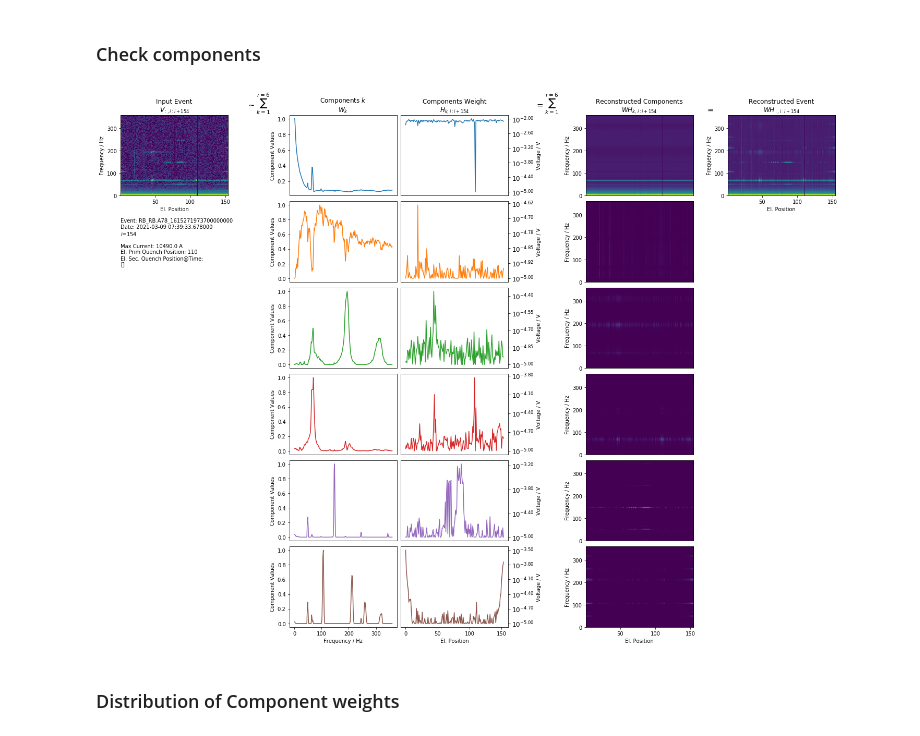
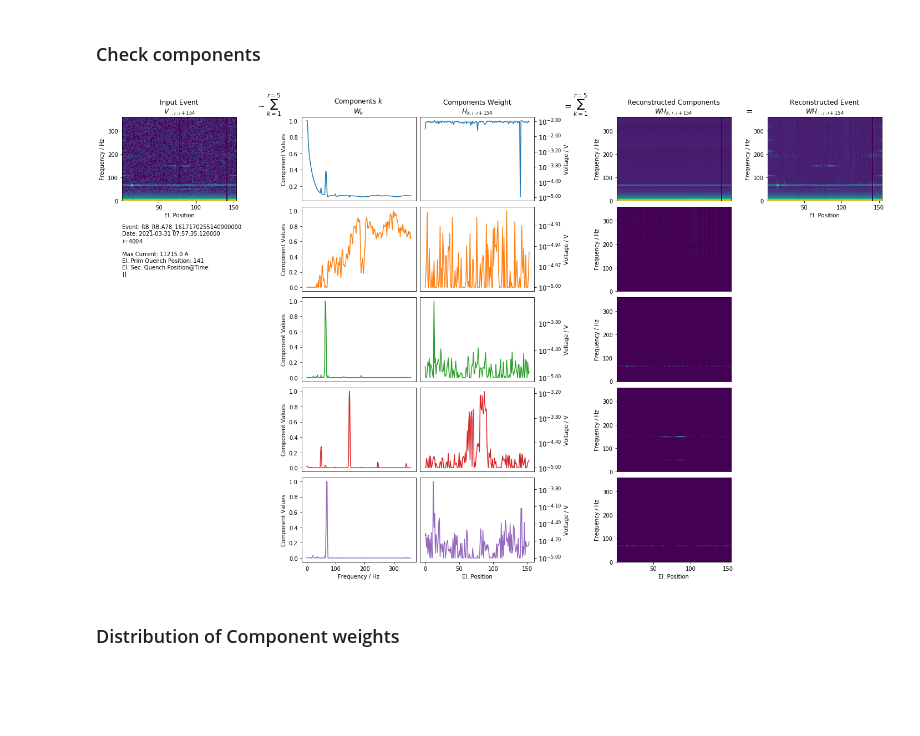
Before and after one commit to cobermai/lhc_anomaly_detection, a Jupyter notebook: notebooks/RB_FPA_FFT_NMF.ipynb, the cells around one changed output. Saved outputs shown, nothing was run; the diff lists cells and outputs as text; code cells hidden in the pictures; blank space fills up the shorter version.

Commit message:
new datasets for snapshots, updated notebooks

```diff
--- a/notebooks/RB_FPA_FFT_NMF.ipynb
+++ b/notebooks/RB_FPA_FFT_NMF.ipynb
@@ -136,15 +84,15 @@ dataset_path_2EE = Path("/eos/project/m/ml-for-alarm-system/private/RB_signals/b
 dataset_creator_1EE = RBFPAPrimQuenchEEPlateau()
 dataset_creator_2EE = RBFPAPrimQuenchEEPlateau2()
 
-fpa_identifiers = mp3_fpa_df[#(mp3_fpa_df['Delta_t(iQPS-PIC)'] / 1000 > sec_after_prim_quench) &
-                             (mp3_fpa_df['timestamp_fgc'] > 1611836512820000000)
-                             ].fpa_identifier.unique()
+all_fpa_identifiers_mp3 = mp3_fpa_df[(mp3_fpa_df['timestamp_fgc'] > 1611836512820000000)].fpa_identifier.unique()
+fpa_identifiers_fast_sec_quench = mp3_fpa_df[(mp3_fpa_df['Delta_t(iQPS-PIC)'] / 1000 < 5) & (mp3_fpa_df['Nr in Q event'].astype(str) !='1')].fpa_identifier.unique()
+all_fpa_identifiers = all_fpa_identifiers_mp3[~np.isin(all_fpa_identifiers_mp3, fpa_identifiers_fast_sec_quench)]
 
-dataset_1EE = dataset_creator_1EE.load_dataset(fpa_identifiers=fpa_identifiers,
+dataset_1EE = dataset_creator_1EE.load_dataset(fpa_identifiers=all_fpa_identifiers,
                                        dataset_path=dataset_path_1EE,
                                        drop_data_vars=['simulation', 'el_position_feature', 'event_feature'])
 
-dataset_2EE = dataset_creator_2EE.load_dataset(fpa_identifiers=fpa_identifiers,
+dataset_2EE = dataset_creator_2EE.load_dataset(fpa_identifiers=all_fpa_identifiers,
                                        dataset_path=dataset_path_2EE,
                                        drop_data_vars=['simulation', 'el_position_feature', 'event_feature'])
 
@@ -160,13 +108,12 @@ data_2EE = np.nan_to_num(data_2EE_ff_scaled.reshape(-1, np.shape(data_2EE_ff_sca
 # %% [markdown]
 # Non-negative components - NMF
 # %%
-all_fpa_identifiers = mp3_fpa_df[(mp3_fpa_df['timestamp_fgc'] > 1611836512820000000)].fpa_identifier.unique()
 fpa_identifiers = all_fpa_identifiers[np.isin(all_fpa_identifiers, dataset_1EE.event.values)]
 
-use_fpa_identifier = False
+use_fpa_identifier = True
 if use_fpa_identifier:
     # provide fpa_identifier
-    fpa_identifier = 'RB_RB.A23_1620923593800000000'
+    fpa_identifier = 'RB_RB.A78_1617170255140000000'
     event_idex = np.argmax(fpa_identifiers == fpa_identifier)
 else:
     # provide event_index
@@ -333,6 +224,6 @@ for quench_pos in range(n_quench_pos):
 ## 2nd Energy Extraction Plateau
 # %%
 n_components = 12
-W_2EE, H_2EE, n_iter = nmf_missing.non_negative_factorization(data_2EE, n_components=n_components, init='nndsvd', tol=1e-3, l1_ratio=0.5,  regularization='both', alpha=1, max_iter=200)
+W_2EE, H_2EE, n_iter = nmf_missing.non_negative_factorization(data_2EE, n_components=n_components, init='nndsvd', tol=1e-3, l1_ratio=0.5,  regularization='both', alpha=1, max_iter=200)a
 # %%
 plot_nmf_components(H_2EE, dataset_2EE_fft)
@@ -349,9 +230,17 @@ component_weights_2EE = (component_weights_2EE * np.expand_dims(max_H.T, axis=0)
+# %%
+merge_component_index = np.arange(n_components) # [0, [1,6], [2, 4, 5, 7, 8, 9, 11], 3, 10] # [0, [1,3], [2,4,8], [9, 7,10,6], 5, 11]
+H_2EE_merged = merge_array(H_2EE.T, merge_component_index, axis=-1, func=np.sum).T
+component_weights_2EE = merge_array(W_2EE, merge_component_index, axis=-1, func=np.mean)
+
+max_H = H_2EE_merged.max(axis=1, keepdims=True)
+H_2EE_processed = H_2EE_merged / max_H
+component_weights_2EE = (component_weights_2EE * np.expand_dims(max_H.T, axis=0))[0]
 # %% [markdown]
 ### Check components
 # %%
-component_indexes_2EE = [0,1,2,3,4,5]
+component_indexes_2EE = [0,1,2,3,4]
 plot_nmf_event_composition(data_2EE, component_weights_2EE, H_2EE_processed, component_indexes_2EE, dataset_2EE_fft, fpa_identifier, mp3_fpa_df)
 # %% [output]
-[figure, old version]
+[figure, new version]
 # %% [markdown]
 ### Distribution of Component weights
```
Also changed, not shown: parts of 21 cells of this notebook, 3 other files.
